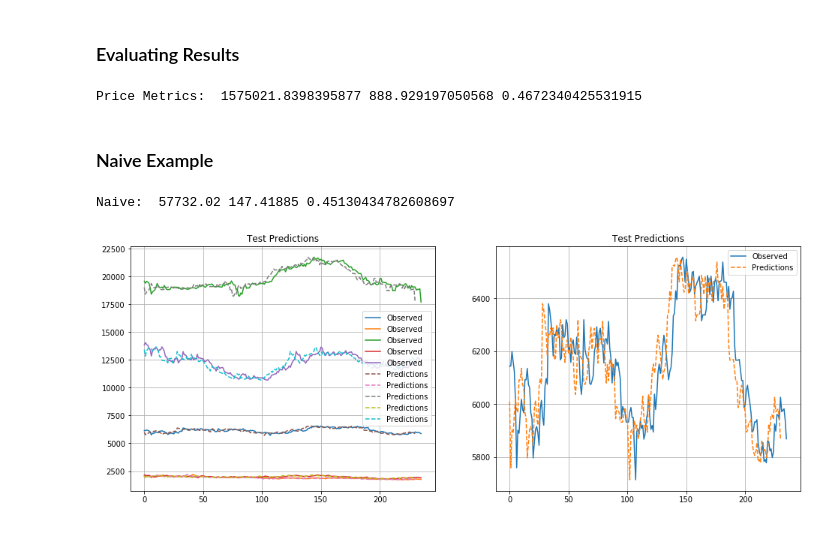
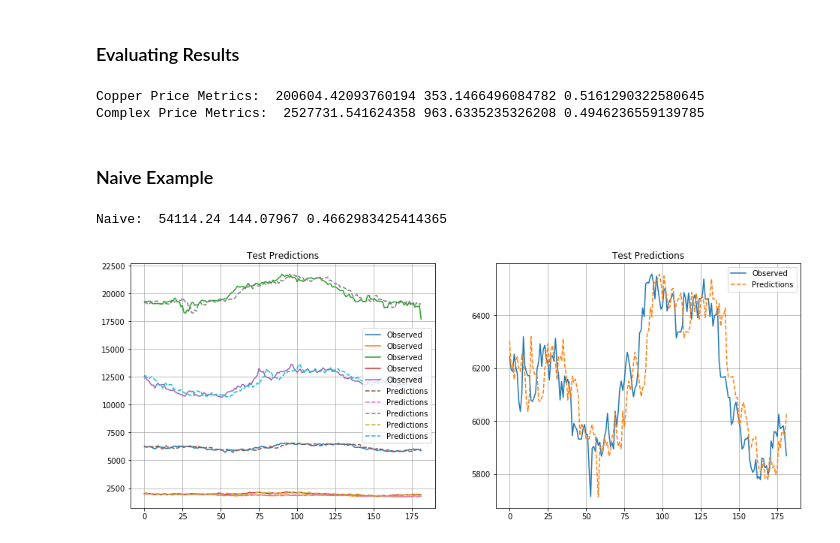
Before and after one commit to msc-acse/acse-9-independent-research-project-OliverJBoom, a Jupyter notebook: Notebooks/Metals Forecaster Multi Task.ipynb, the cells around one changed output. Cells and saved outputs as stored; diff of their text form; code cells hidden in the pictures.

Commit message:
Changed to naive, changes to deeplearning and changes to the verbosity of preprocessing class.

```diff
--- a/Notebooks/Metals Forecaster Multi Task.ipynb
+++ b/Notebooks/Metals Forecaster Multi Task.ipynb
@@ -101,10 +101,10 @@ df_full.head(5)
 ### Normalizing the dataset
 # %%
 # Forecast length
-# forecast_length = 5
+forecast_length = 5
 # forecast_length = 22
 # forecast_length = 66
-forecast_length = 132
+# forecast_length = 132
 
 # Data scaling
 scaler_data_X = MinMaxScaler()
@@ -134,7 +134,7 @@ Explained Variance Composition [0.5126474  0.29815349 0.06137169 0.04424348 0.02
 ### Slicing Series into Windows
 # %%
 # The input size of each time series window
-series_length = 250
+series_length = 132
 
 data_X, data_y = slice_series(data_X, data_y, series_length, dataset_pct=1.0)
 
@@ -341,40 +352,45 @@ plt.show()
 # %% [markdown]
 ### Evaluating Results
 # %%
-mse, mae, mde = evaluate(test_pred, test_true, log_ret=False)
-print("Price Metrics: ",
+mse, mae, mde = evaluate(test_pred[:, :1], test_true[:, :1], log_ret=False)
+print("Copper Price Metrics: ",
       mse, mae, mde)
+
+mse, mae, mde = evaluate(test_pred[:, :], test_true[:, :], log_ret=False)
+print("Complex Price Metrics: ",
+      mse, mae, mde)
 # %% [output]
-Price Metrics:  1575021.8398395877 888.929197050568 0.4672340425531915
+Copper Price Metrics:  200604.42093760194 353.1466496084782 0.5161290322580645
+Complex Price Metrics:  2527731.541624358 963.6335235326208 0.4946236559139785
 # %% [markdown]
 ### Naive Example
 # %%
-test_naive = test_true[forecast_length:, :]
-mse_naive, mae_naive, mde_naive = evaluate(test_naive, test_true[:-forecast_length], log_ret=False)
+test_naive = test_true[:-forecast_length, :]
+mse_naive, mae_naive, mde_naive = evaluate(test_naive, test_true[forecast_length:], log_ret=False)
 print("Naive: ", mse_naive, mae_naive, mde_naive)
 # %% [output]
-Naive:  57732.02 147.41885 0.45130434782608697
+Naive:  54114.24 144.07967 0.4662983425414365
 # %%
 # Rescaling Example
 fig, ax = plt.subplots(1, 2, figsize=(16, 6))
 
 
 ax[0].grid()
 ax[0].set_title("Test Predictions")
-ax[0].plot(test_true, label="Observed")
+ax[0].plot(test_true[forecast_length:], label="Observed")
 ax[0].plot(test_naive, '--', label="Predictions")
 ax[0].legend()
 
 
 ax[1].grid()
 ax[1].set_title("Test Predictions")
-ax[1].plot(test_true[:,0][:], label="Observed")
+ax[1].plot(test_true[forecast_length:][:,0][:], label="Observed")
 ax[1].plot(test_naive[:,0], '--', label="Predictions")
 ax[1].legend()
 
 if saving:
     plt.savefig(path + "MTL_Naive_F" + str(forecast_length) + ".png")
 
 plt.show()
 # %% [output]
-[figure, old version]
+[figure, new version]
```
Also changed, not shown: parts of 7 cells of this notebook, 9 other files.
